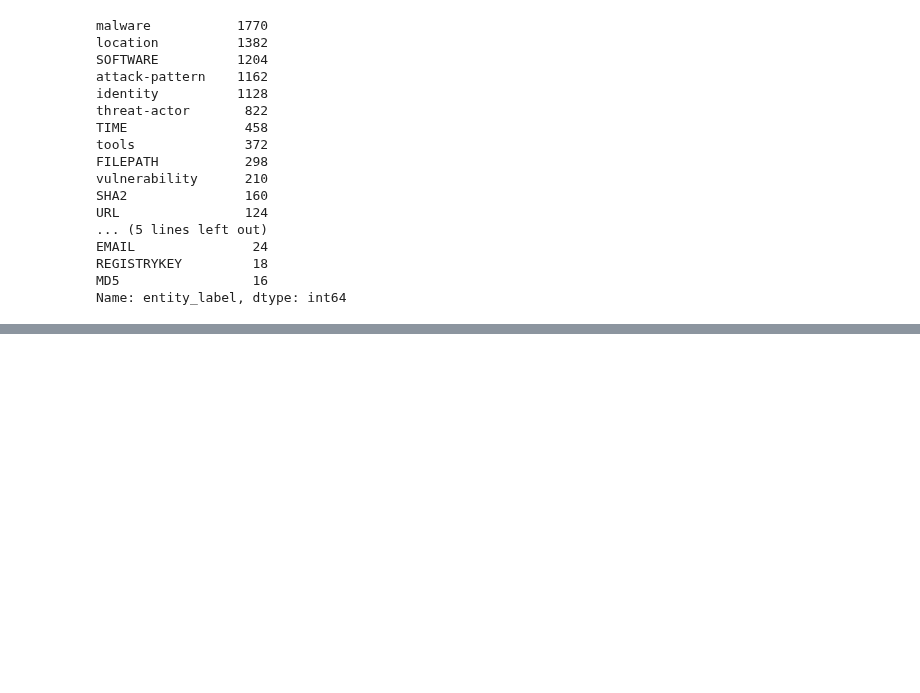
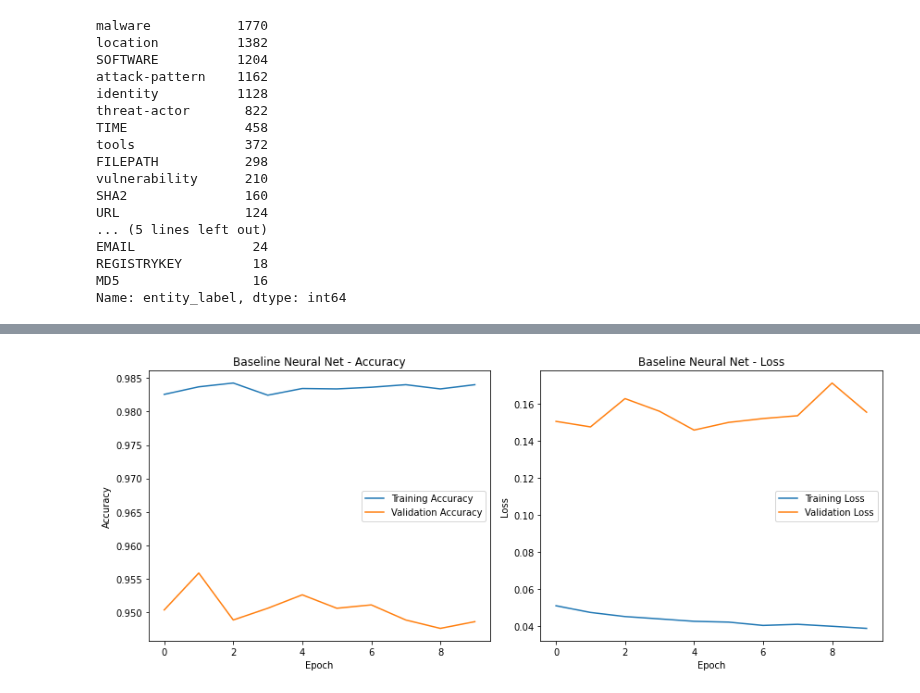
Before and after one commit to kkipkorir/cyber-threat-intelligence, a Jupyter notebook: notebook.ipynb, the cells around one changed output, grey strips where cells are left out. Saved outputs shown, nothing was run; the diff lists cells and outputs as text; code cells hidden in the pictures; blank space fills up the shorter version.

```diff
--- a/notebook.ipynb
+++ b/notebook.ipynb
@@ -201,0 +373,3 @@ Name: clean_text, Length: 19940, dtype: object
+# %%
+#split the data now into training and testing
+X_train, X_val, y_train, y_val = train_test_split(X, y, test_size=0.2, random_state=42)
@@ -201,0 +413,3 @@ Name: clean_text, Length: 19940, dtype: object
+# %%
+#fit and train model
+base_model.fit(X_train, y_train, validation_data=(X_val, y_val), epochs=5, batch_size=32)
@@ -201,0 +428,37 @@ Name: clean_text, Length: 19940, dtype: object
+# %%
+history = base_model.fit(
+    X_train, y_train,
+    validation_data=(X_val, y_val),
+    epochs=10,
+    batch_size=32
+)
+
+def plot_training_history(history, model_name="Model"):
+    acc = history.history['accuracy']
+    val_acc = history.history['val_accuracy']
+    loss = history.history['loss']
+    val_loss = history.history['val_loss']
+    epochs_range = range(len(acc))
+
+    plt.figure(figsize=(12, 5))
+
+    # Accuracy plot
+    plt.subplot(1, 2, 1)
+    plt.plot(epochs_range, acc, label='Training Accuracy')
+    plt.plot(epochs_range, val_acc, label='Validation Accuracy')
+    plt.title(f'{model_name} - Accuracy')
+    plt.xlabel('Epoch')
+    plt.ylabel('Accuracy')
+    plt.legend()
+
+    # Loss plot
+    plt.subplot(1, 2, 2)
+    plt.plot(epochs_range, loss, label='Training Loss')
+    plt.plot(epochs_range, val_loss, label='Validation Loss')
+    plt.title(f'{model_name} - Loss')
+    plt.xlabel('Epoch')
+    plt.ylabel('Loss')
+    plt.legend()
+
+    plt.tight_layout()
+    plt.show()
@@ -201,0 +486,4 @@ Name: clean_text, Length: 19940, dtype: object
+# %%
+plot_training_history(history, model_name="Baseline Neural Net")
+# %% [output]
+[figure, added]
```
Also changed, not shown: parts of 55 cells of this notebook, 2 other files.
